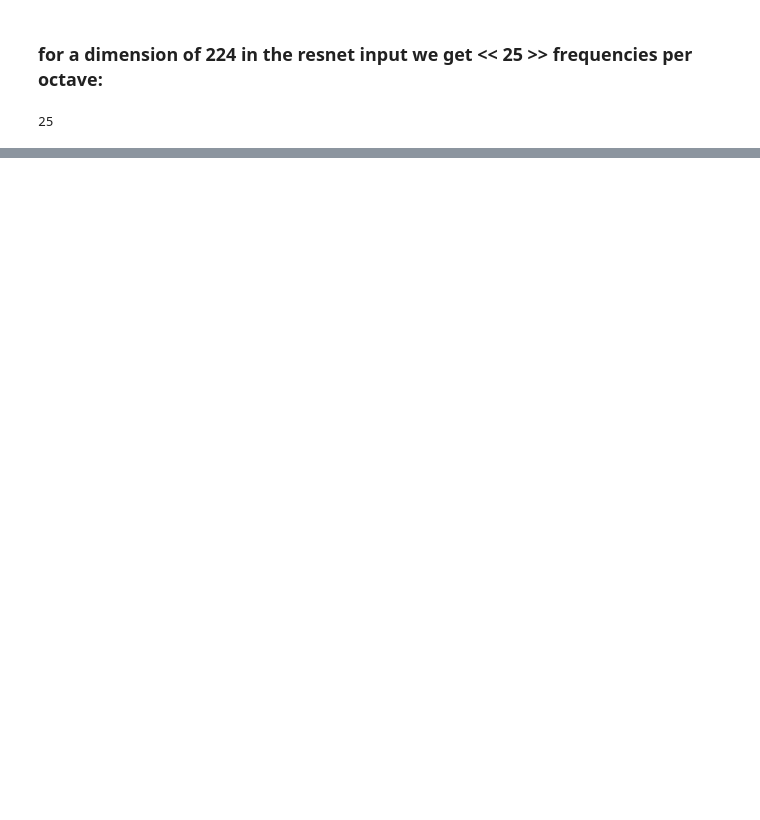
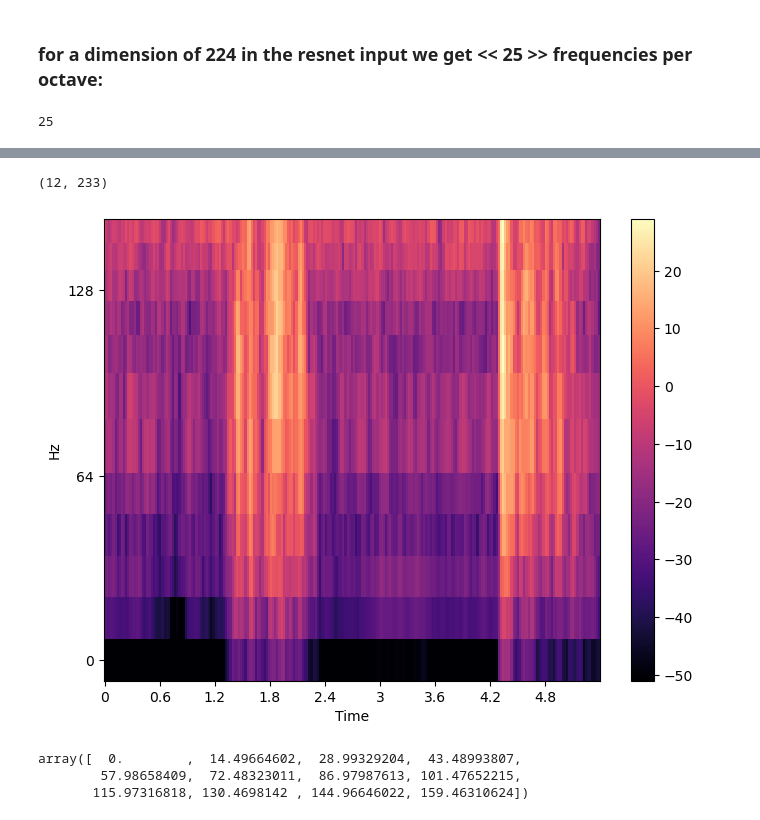
Before and after one commit to MichaelReiter94/acoustic_covid_detection, a Jupyter notebook: python/Jupyter_Notebooks/Infrasound analysis and new Features for resnet.ipynb, the cells around one changed output, grey strips where cells are left out. Saved outputs shown, nothing was run; the diff lists cells and outputs as text; code cells hidden in the pictures; blank space fills up the shorter version.

```diff
--- a/python/Jupyter_Notebooks/Infrasound analysis and new Features for resnet.ipynb
+++ b/python/Jupyter_Notebooks/Infrasound analysis and new Features for resnet.ipynb
@@ -123,0 +152,20 @@ round(n_freq_per_octave)
+# %%
+n_bins = 12
+mel_spect_low = mel_spect[:n_bins, 400:1000]
+mel_frequencies = librosa.mel_frequencies(n_mels=n_mels, fmin=0.0, fmax=fmax)
+
+librosa.display.specshow(librosa.power_to_db(mel_spect_low),
+                         x_axis='time', y_axis='log', cmap="magma",
+                         hop_length=hop_size, sr=target_sr, y_coords=mel_frequencies[:n_bins])
+plt.colorbar()
+mel_spect_low.shape
+# %% [output]
+(12, 233)
+[figure, added]
+# %%
+#mel_frequencies = librosa.mel_frequencies(n_mels=n_mels, fmin=0.0, fmax=target_sr/2)
+mel_frequencies[:n_bins]
+# %% [output]
+array([  0.        ,  14.49664602,  28.99329204,  43.48993807,
+        57.98658409,  72.48323011,  86.97987613, 101.47652215,
+       115.97316818, 130.4698142 , 144.96646022, 159.46310624])
```
Also changed, not shown: parts of 14 cells of this notebook.
